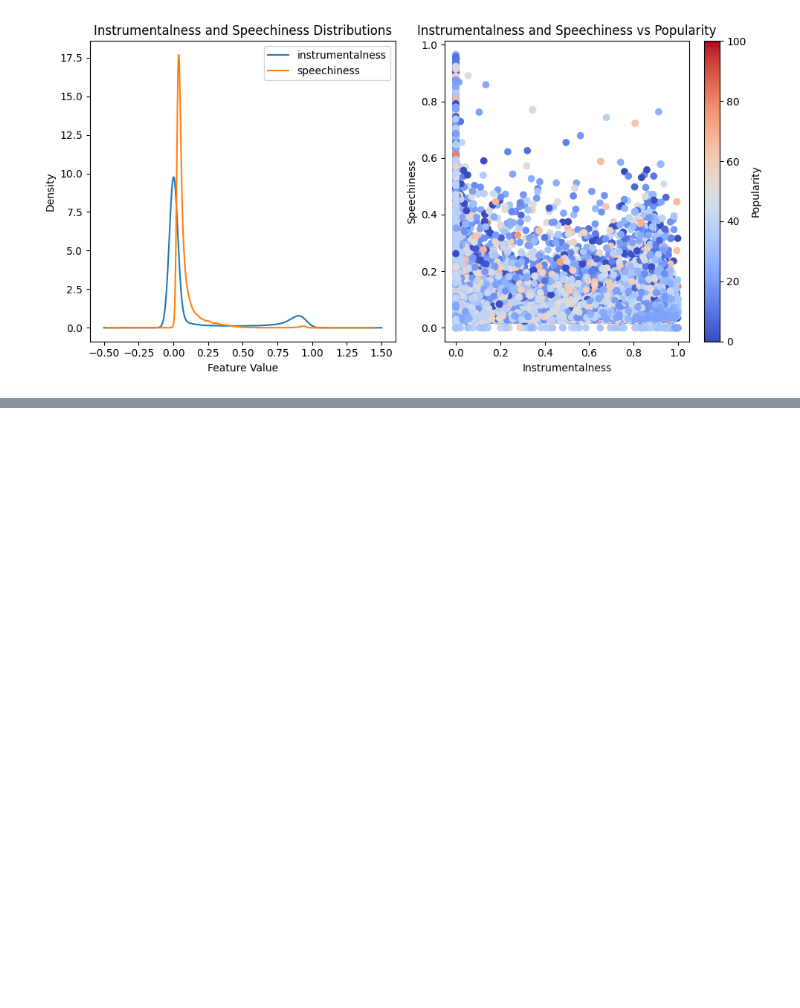
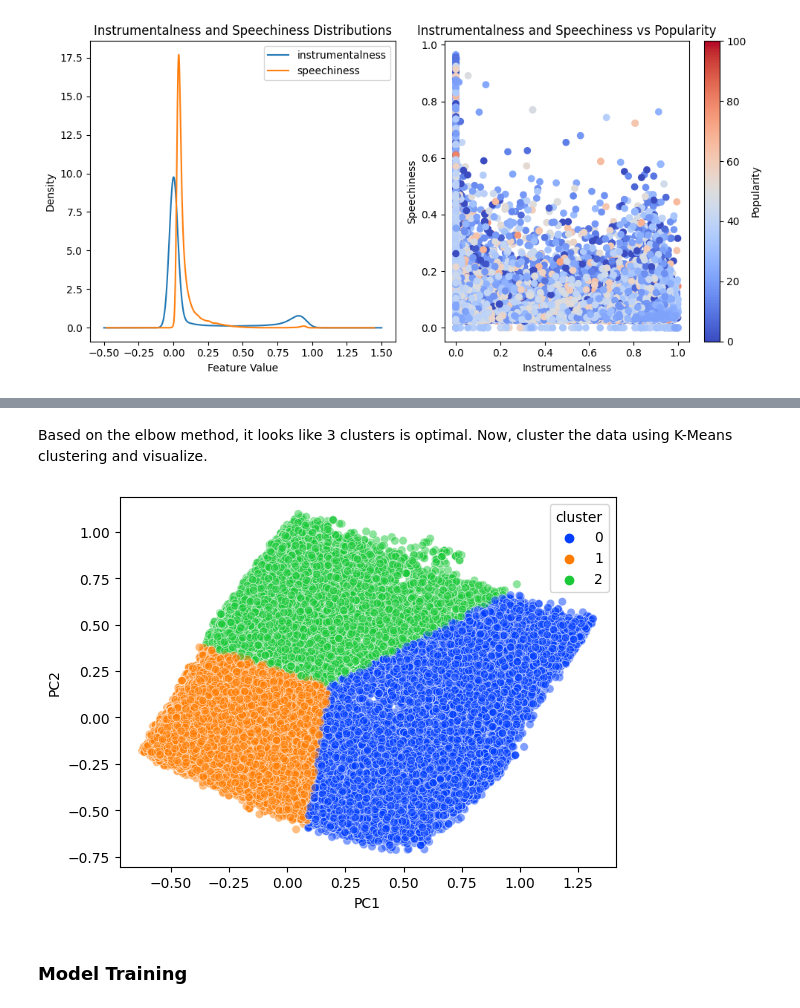
Before and after one commit to foozbat/datascience-spotify, a Jupyter notebook: EDA.ipynb, the cells around one changed output, grey strips where cells are left out. Cells and saved outputs as stored; diff of their text form; code cells hidden in the pictures; blank space fills up the shorter version.

```diff
--- a/EDA.ipynb
+++ b/EDA.ipynb
@@ -169,0 +225,16 @@ It would appear that songs with vocals but no instruments have the strongest cor
+# %% [markdown]
+Based on the elbow method, it looks like 3 clusters is optimal.  Now, cluster the data using K-Means clustering and visualize.
+# %%
+with warnings.catch_warnings():
+    warnings.simplefilter("ignore")
+
+    kmeans = KMeans(n_clusters=3, random_state=42)
+    kmeans.fit(pca_data)
+    pca_data['cluster'] = kmeans.labels_
+
+    sns.scatterplot(data=pca_data, x='PC1', y='PC2', hue='cluster', palette='bright', alpha=0.5)
+    plt.show()
+# %% [output]
+[figure, added]
+# %% [markdown]
+### Model Training
```
Also changed, not shown: parts of 7 cells of this notebook.
